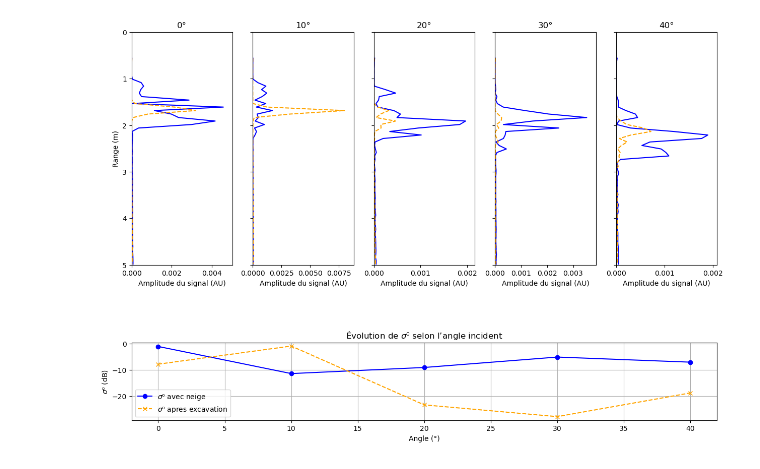
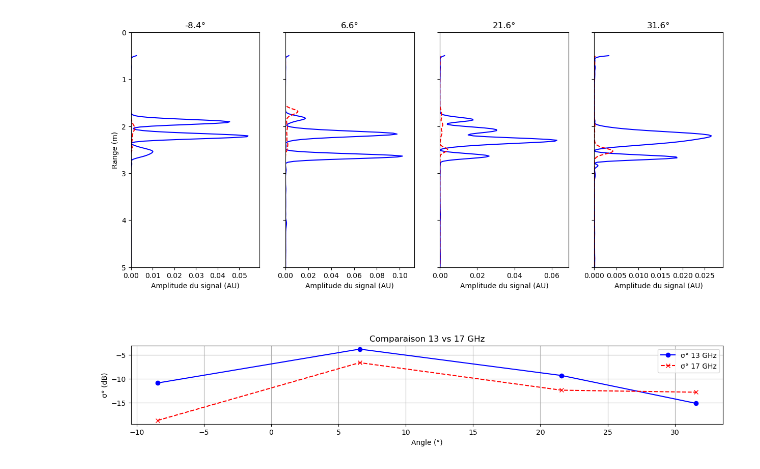
Before and after one commit to Nicolasallet/Dku-toolbox, a Jupyter notebook: notebooks/makeplot.ipynb, the cells around one changed output. Drawn from its saved outputs; the diff is of its cells as text; code cells hidden in the pictures.

```diff
--- a/notebooks/makeplot.ipynb
+++ b/notebooks/makeplot.ipynb
@@ -108,51 +44,56 @@ print(data_excav)
 # %%
+def plot_dual_frequency(data13, data17, title_prefix="Comparaison fréquences"):
 
-fig = plt.figure(figsize=(15, 10))
-gs = fig.add_gridspec(2, len(common_angles), height_ratios=[3, 1], hspace=0.5)
+    angles = [d.angle_local for d in data13]  # même angles pour les deux sets
+    pente = data13[0].pente                   # même pente normalement
 
-sigma_classic = []
-sigma_excav = []
+    fig = plt.figure(figsize=(15, 10))
+    gs = fig.add_gridspec(2, len(angles), height_ratios=[3, 1], hspace=0.5)
 
-for i, (file_c, file_e, angle) in enumerate(zip(data_classic, data_excav, common_angles)):
-    df_c,_ = utils.raw_to_mean_spectrum(file_c, 5)
-    df_e,_ = utils.raw_to_mean_spectrum(file_e, 5)
+    sigma13 = []
+    sigma17 = []
 
-    df_c.index = df_c.index - 0.262
-    df_e.index = df_e.index - 0.262
+    for i, (f13, f17, angle) in enumerate(zip(data13, data17, angles)):
+        df13 = f13.df.loc[0.5:5]
+        df17 = f17.df.loc[0.5:5]
 
-    sigma_classic.append(get_sigma0(df_c,angle))
-    sigma_excav.append(get_sigma0(df_e,angle))
+        sigma13.append(f13.sigma0)
+        sigma17.append(f17.sigma0)
 
+        ax = fig.add_subplot(gs[0, i])
 
-    df_c = df_c.loc[0.5:5]
-    df_e = df_e.loc[0.5:5]
+        # Tracé des 2 fréquences
+        ax.plot(df13["copol"], df13.index, label="13 GHz", color="blue")
+        ax.plot(df17["copol"], df17.index, label="17 GHz", color="red", linestyle="--")
 
-    ax = fig.add_subplot(gs[0, i])
-    ax.plot(df_c['copol'], df_c.index, label="Classique", color='blue')
-    ax.plot(df_e['copol'], df_e.index, label="Excav", color='orange', linestyle='--')
-    all_max = max(df_c['copol'].max(), df_e['copol'].max())
-    ax.set_xlim(0, all_max * 1.1)  # avec petite marge
-    ax.set_ylim(5, 0)  # Pour inverser l’axe Range (0 en haut)
-    ax.set_title(f"{angle}°")
-    if i == 0:
-        ax.set_ylabel("Range (m)")
-    else:
-        ax.set_yticklabels([])
-    ax.set_xlabel("Amplitude du signal (AU)")
+        all_max = max(df13["copol"].max(), df17["copol"].max())
+        ax.set_xlim(0, all_max*1.1)
+        ax.set_ylim(5, 0)
 
+        ax.set_title(f"{angle - pente:.1f}°")
 
-# Bas : sigma vs angle
-ax_bottom = fig.add_subplot(gs[1, :])
-ax_bottom.plot(common_angles, sigma_classic, label='$\sigma$⁰ avec neige', marker='o', color='blue')
-ax_bottom.plot(common_angles, sigma_excav, label='$\sigma$⁰ apres excavation', marker='x', linestyle='--', color='orange')
-ax_bottom.set_xlabel("Angle (°)")
-ax_bottom.set_ylabel("$\sigma$⁰ (dB)")
-ax_bottom.set_title("Évolution de $\sigma$⁰ selon l’angle incident")
-ax_bottom.grid(True)
-ax_bottom.legend()
+        if i == 0:
+            ax.set_ylabel("Range (m)")
+        else:
+            ax.set_yticklabels([])
 
-# plt.tight_layout()
-# plt.savefig('oldlodgefevrier.png')
-plt.show()
+        ax.set_xlabel("Amplitude du signal (AU)")
+
+    # Bas : sigma0
+    ax_bottom = fig.add_subplot(gs[1, :])
+    ax_bottom.plot([a - pente for a in angles], sigma13, label="σ° 13 GHz",
+                   marker='o', color='blue')
+    ax_bottom.plot([a - pente for a in angles], sigma17, label="σ° 17 GHz",
+                   marker='x', color='red', linestyle='--')
+
+    ax_bottom.set_xlabel("Angle (°)")
+    ax_bottom.set_ylabel("σ° (dB)")
+    ax_bottom.set_title(f"{title_prefix}")
+    ax_bottom.grid(True)
+    ax_bottom.legend()
+
+    plt.show()
+
+plot_dual_frequency(data_13, data_17, title_prefix="Comparaison 13 vs 17 GHz")
 # %% [output]
-[figure, old version]
+[figure, new version]
```
Also changed, not shown: parts of 4 cells of this notebook, 5 other files.
